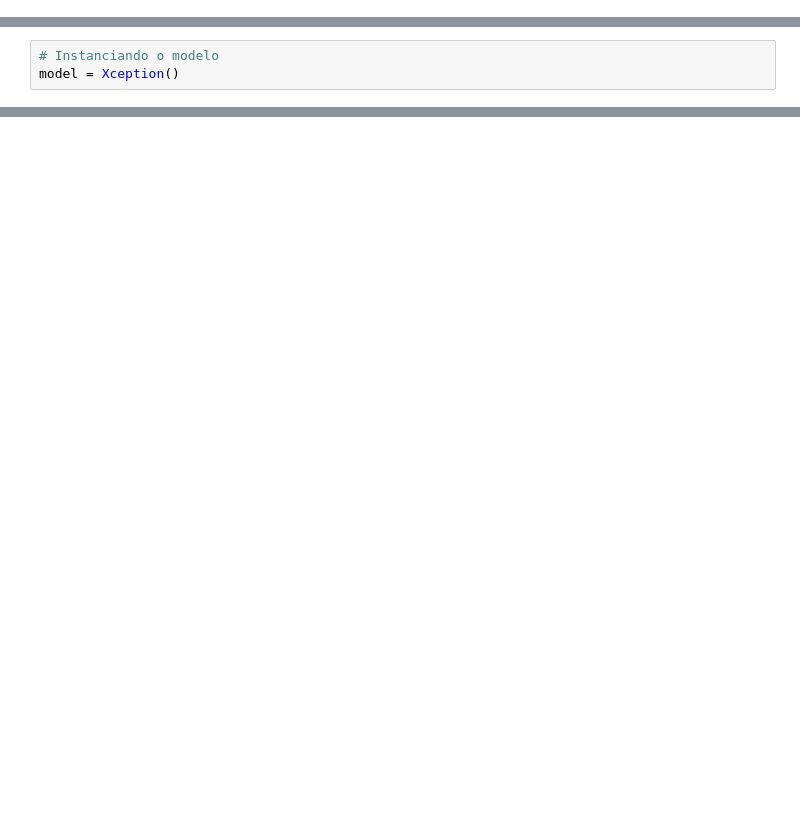
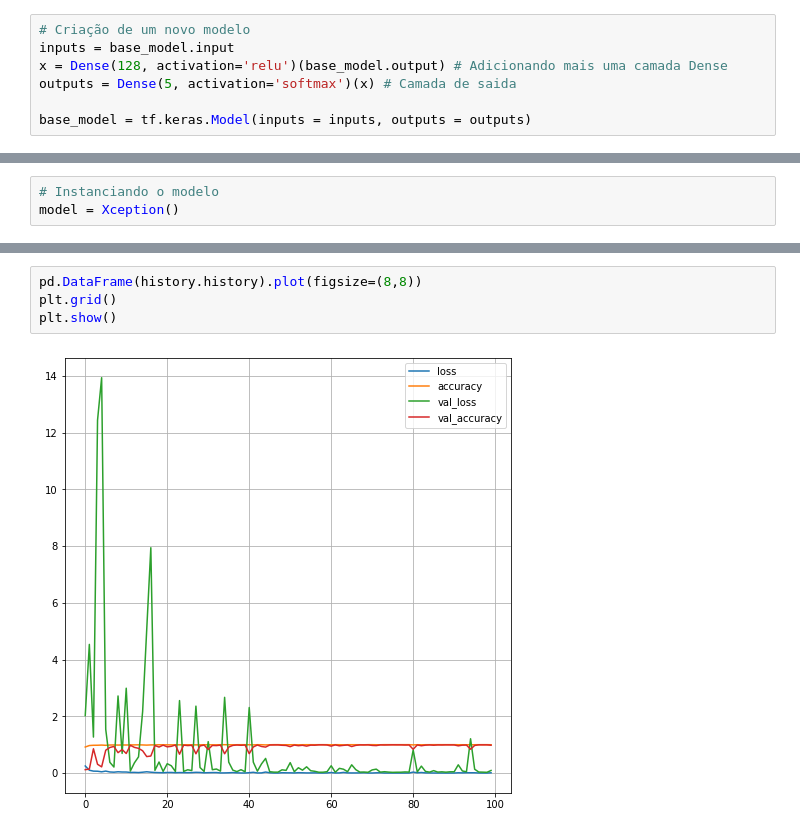
Before and after one commit to Marcos314/CNN_Leukocyte_Classification, a Jupyter notebook: notebooks/cnn.ipynb, the cells around one changed output, grey strips where cells are left out. Saved outputs shown, nothing was run; the diff lists cells and outputs as text; blank space fills up the shorter version.

```diff
--- a/notebooks/cnn.ipynb
+++ b/notebooks/cnn.ipynb
@@ -273,0 +186,7 @@ display_examples(class_names, train_images, train_labels)
+# %%
+# Criação de um novo modelo
+inputs = base_model.input
+x = Dense(128, activation='relu')(base_model.output) # Adicionando mais uma camada Dense
+outputs = Dense(5, activation='softmax')(x) # Camada de saida
+
+base_model = tf.keras.Model(inputs = inputs, outputs = outputs)
@@ -501,3 +504,9 @@ history = model.fit(
+# %%
+pd.DataFrame(history.history).plot(figsize=(8,8))
+plt.grid()
+plt.show()
+# %% [output]
+[figure, added]
 # %%
 # Avaliação dp desempenh da CNN
 def plotAccucaria(history):
```
Also changed, not shown: parts of 103 cells of this notebook, 1 other file.
